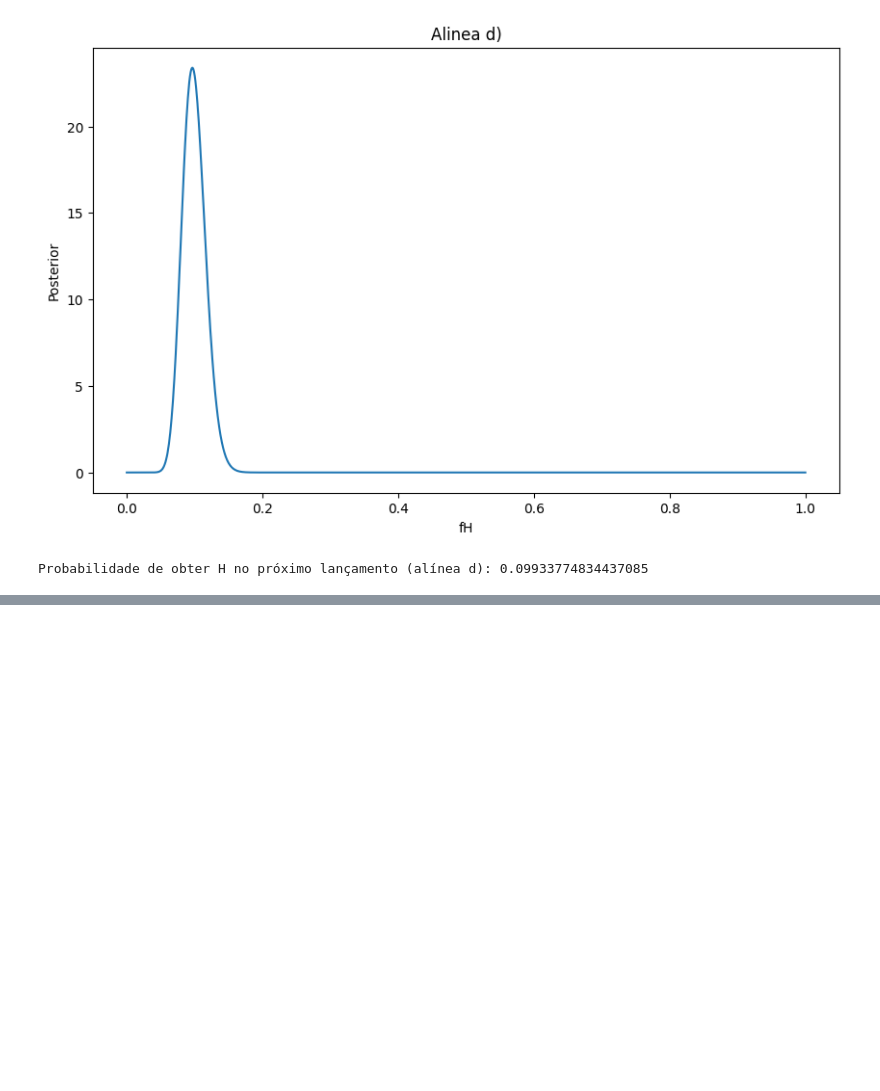
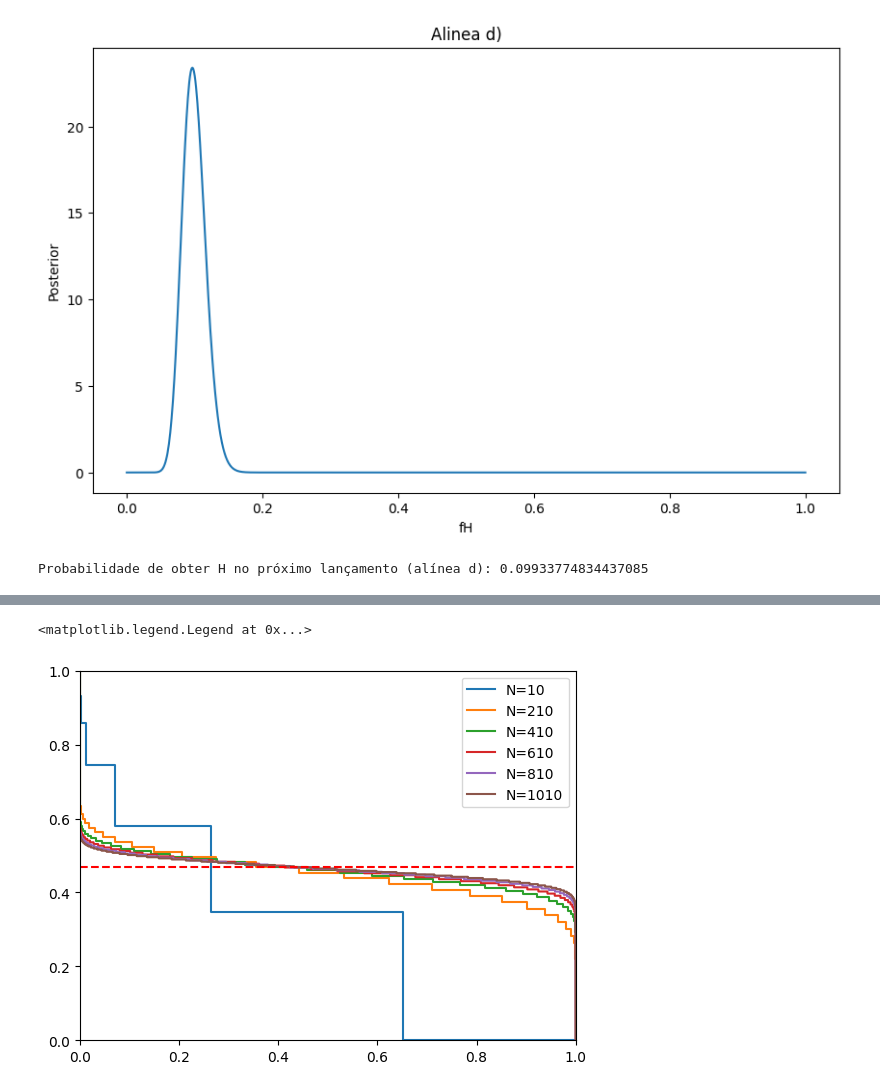
Before and after one commit to teixeira2308/Lab2_CSM, a Jupyter notebook: Lab2/Lab2.ipynb, the cells around one changed output, grey strips where cells are left out. Drawn from its saved outputs; the diff is of its cells as text; code cells hidden in the pictures; blank space fills up the shorter version.

```diff
--- a/Lab2/Lab2.ipynb
+++ b/Lab2/Lab2.ipynb
@@ -152,0 +222,34 @@ Melhor algoritmo para NC=4: A
+# %%
+#C - b)
+import matplotlib.pyplot as plt
+import math
+
+p0 = 0.9
+p1 = 0.1
+H_fonte = -p0 * math.log2(p0) - p1 * math.log2(p1)
+
+for N in [10, 210, 410, 610, 810, 1010]:
+    prob_acumulada = 0
+    seq_acumuladas = 0
+    deltas = [1.0]
+    Hs_dividido_por_N = [0.0]
+
+    for r in range(N + 1):
+        combinacoes = math.comb(N, r)
+        prob_grupo = combinacoes * (p0**(N - r)) * (p1**r)
+
+        prob_acumulada += prob_grupo
+        seq_acumuladas += combinacoes
+
+        deltas.append(1 - prob_acumulada)
+        Hs_dividido_por_N.append(math.log2(seq_acumuladas) / N)
+
+    plt.step(deltas, Hs_dividido_por_N, label=f'N={N}')
+
+plt.axhline(y=H_fonte, color='r', linestyle='--')
+plt.xlim(0, 1)
+plt.ylim(0, 1)
+plt.legend()
+# %% [output]
+<matplotlib.legend.Legend at 0x...>
+[figure, added]
```
Also changed, not shown: parts of 3 cells of this notebook.
